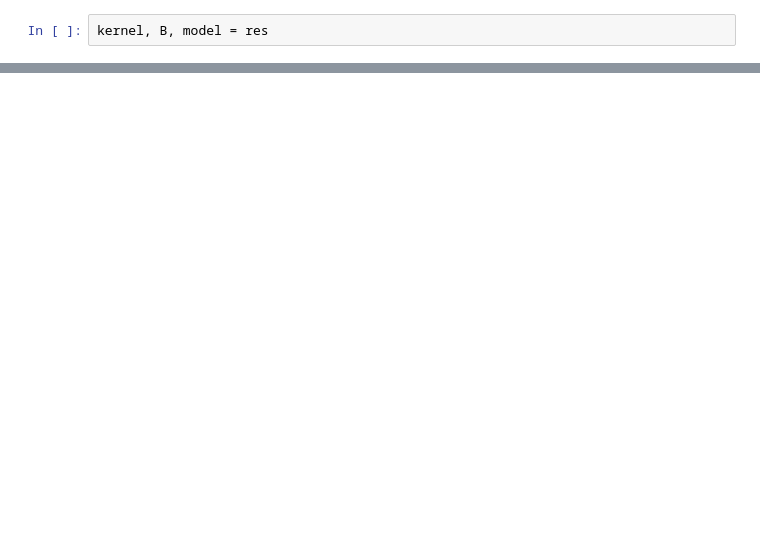
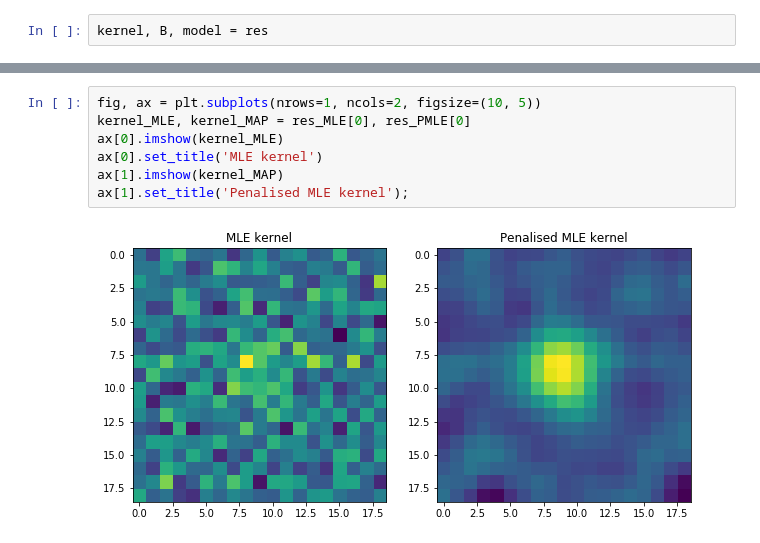
Before and after one commit to jah1994/PyTorchDIA, a Jupyter notebook: Tutorial.ipynb, the cells around one changed output, grey strips where cells are left out. Drawn from its saved outputs; the diff is of its cells as text; blank space fills up the shorter version.

```diff
--- a/Tutorial.ipynb
+++ b/Tutorial.ipynb
@@ -394,0 +468,9 @@ ax[1].set_xlim(-5, 5);
+# %%
+fig, ax = plt.subplots(nrows=1, ncols=2, figsize=(10, 5))
+kernel_MLE, kernel_MAP = res_MLE[0], res_PMLE[0]
+ax[0].imshow(kernel_MLE)
+ax[0].set_title('MLE kernel')
+ax[1].imshow(kernel_MAP)
+ax[1].set_title('Penalised MLE kernel');
+# %% [output]
+[figure, added]
```
Also changed, not shown: parts of 17 cells of this notebook, 1 other file.
